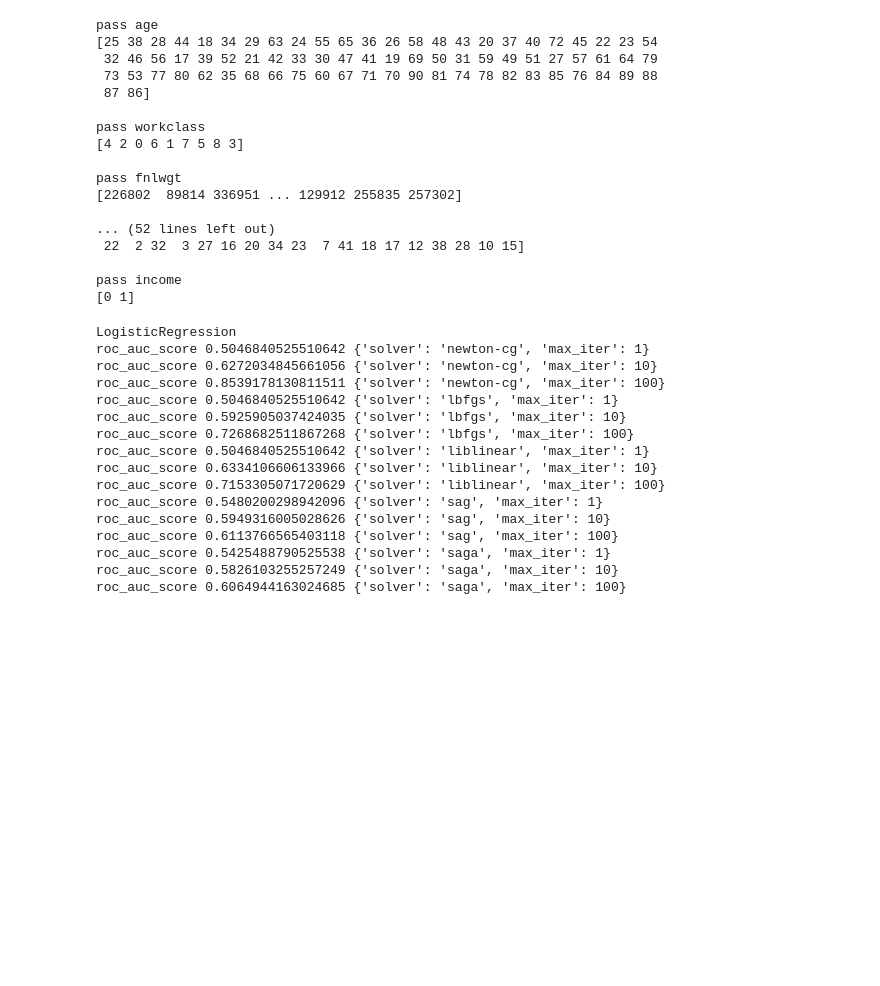
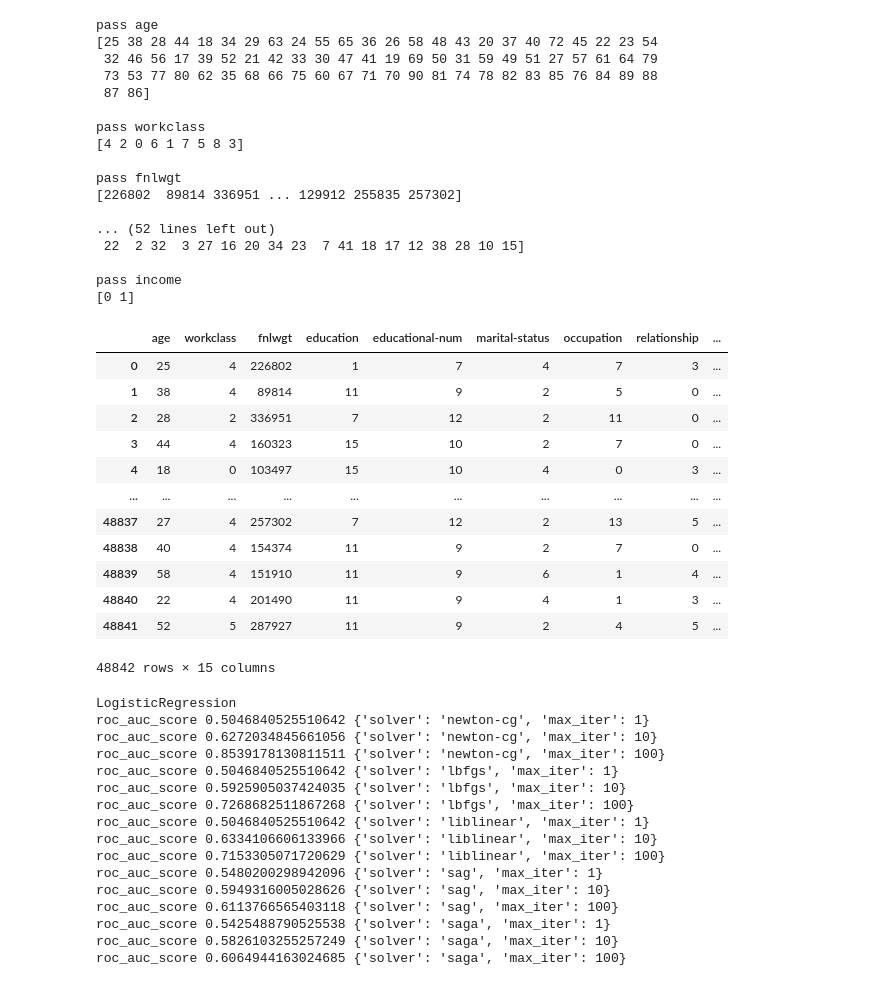
Before and after one commit to AlexeyUdod/aml, a Jupyter notebook: aml.8.hw.ipynb, the cells around one changed output. Drawn from its saved outputs; the diff is of its cells as text; code cells hidden in the pictures; blank space fills up the shorter version.

```diff
--- a/aml.8.hw.ipynb
+++ b/aml.8.hw.ipynb
@@ -102,3 +72,19 @@ pass income
+# %%
+data
+# %% [output]
+|  | age | workclass | fnlwgt | education | educational-num | marital-status | occupation | relationship | ... |
+| 0 | 25 | 4 | 226802 | 1 | 7 | 4 | 7 | 3 | ... |
+| 1 | 38 | 4 | 89814 | 11 | 9 | 2 | 5 | 0 | ... |
+| 2 | 28 | 2 | 336951 | 7 | 12 | 2 | 11 | 0 | ... |
+| 3 | 44 | 4 | 160323 | 15 | 10 | 2 | 7 | 0 | ... |
+| 4 | 18 | 0 | 103497 | 15 | 10 | 4 | 0 | 3 | ... |
+| ... | ... | ... | ... | ... | ... | ... | ... | ... | ... |
+| 48837 | 27 | 4 | 257302 | 7 | 12 | 2 | 13 | 5 | ... |
+| 48838 | 40 | 4 | 154374 | 11 | 9 | 2 | 7 | 0 | ... |
+| 48839 | 58 | 4 | 151910 | 11 | 9 | 6 | 1 | 4 | ... |
+| 48840 | 22 | 4 | 201490 | 11 | 9 | 4 | 1 | 3 | ... |
+| 48841 | 52 | 5 | 287927 | 11 | 9 | 2 | 4 | 5 | ... |
+48842 rows × 15 columns
 # %%
 X = data.drop((Y:= data[target]).name, axis=1)
 X_train, X_test, Y_train, Y_test = train_test_split(X, Y, test_size=0.3)
```
Also changed, not shown: parts of 9 cells of this notebook.
